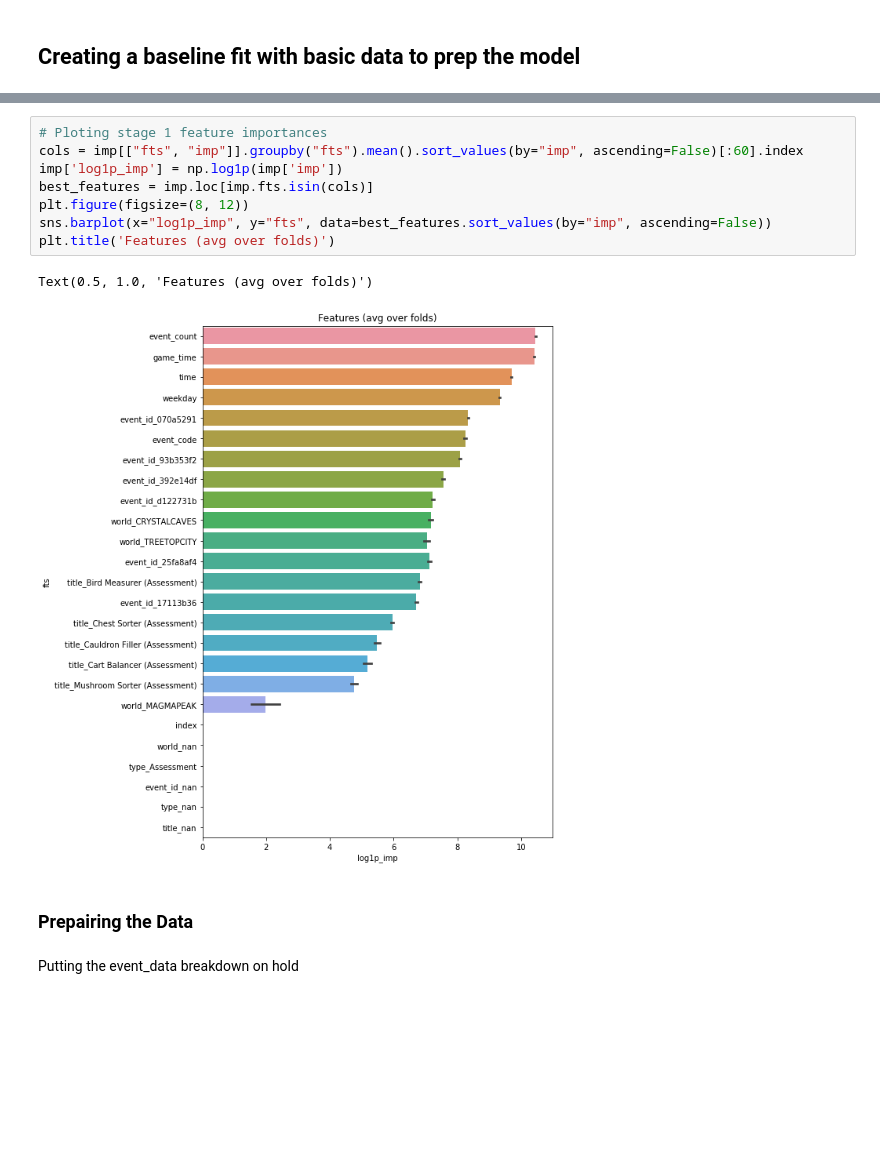
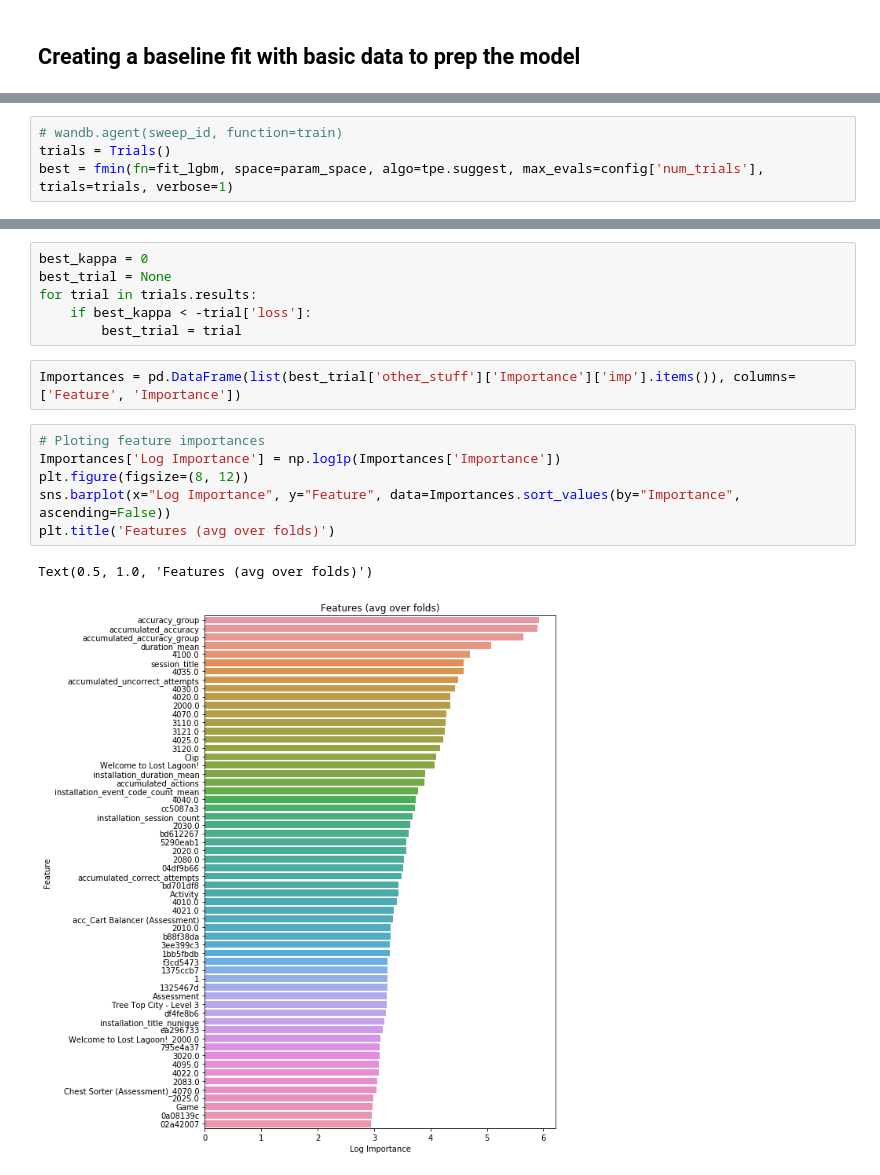
Before and after one commit to JakeCherrie/pbs-media-and-early-chieldhood-education, a Jupyter notebook: notebooks/pbs_early_learning.ipynb, the cells around one changed output, grey strips where cells are left out. Drawn from its saved outputs; the diff is of its cells as text; blank space fills up the shorter version.

Commit message:
adding-wandb-and-hyperopt
Adding the Weights and Biases framework and a hyperopt bayesian optimisation

```diff
--- a/notebooks/pbs_early_learning.ipynb
+++ b/notebooks/pbs_early_learning.ipynb
@@ -681,0 +620,4 @@ Kappa: 0.09949348716950535
+# %%
+# wandb.agent(sweep_id, function=train)
+trials = Trials()
+best = fmin(fn=fit_lgbm, space=param_space, algo=tpe.suggest, max_evals=config['num_trials'], trials=trials, verbose=1)
@@ -682,15 +662,17 @@ Kappa: 0.09949348716950535
+# %%
+best_kappa = 0
+best_trial = None
+for trial in trials.results:
+    if best_kappa < -trial['loss']:
+        best_trial = trial
+# %%
+Importances = pd.DataFrame(list(best_trial['other_stuff']['Importance']['imp'].items()), columns=['Feature', 'Importance'])
 # %%
-# Ploting stage 1 feature importances
-cols = imp[["fts", "imp"]].groupby("fts").mean().sort_values(by="imp", ascending=False)[:60].index
-imp['log1p_imp'] = np.log1p(imp['imp'])
-best_features = imp.loc[imp.fts.isin(cols)]
+# Ploting feature importances
+Importances['Log Importance'] = np.log1p(Importances['Importance'])
 plt.figure(figsize=(8, 12))
-sns.barplot(x="log1p_imp", y="fts", data=best_features.sort_values(by="imp", ascending=False))
+sns.barplot(x="Log Importance", y="Feature", data=Importances.sort_values(by="Importance", ascending=False))
 plt.title('Features (avg over folds)')
 # %% [output]
 Text(0.5, 1.0, 'Features (avg over folds)')
-[figure, old version]
+[figure, new version]
-# %% [markdown]
-### Prepairing the Data
-# %% [markdown]
-Putting the event_data breakdown on hold
```
Also changed, not shown: parts of 68 cells of this notebook, 4 other files.
